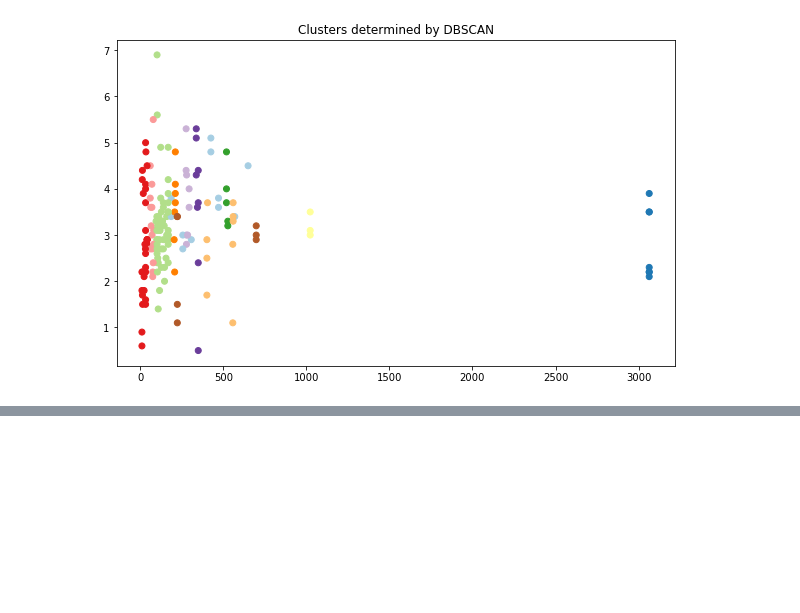
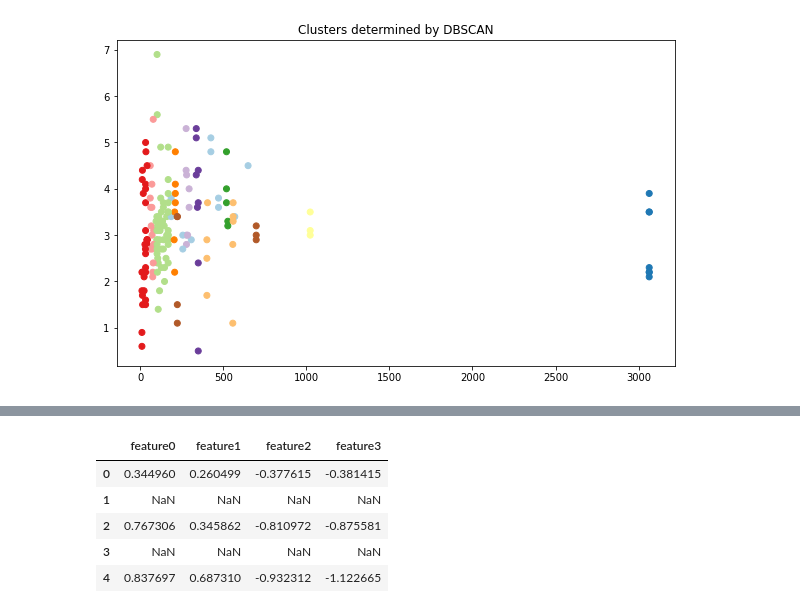
Before and after one commit to koruss/IA-Notebooks, a Jupyter notebook: TP04.ipynb, the cells around one changed output, grey strips where cells are left out. Drawn from its saved outputs; the diff is of its cells as text; code cells hidden in the pictures; blank space fills up the shorter version.

```diff
--- a/TP04.ipynb
+++ b/TP04.ipynb
@@ -394,0 +430,9 @@ Text(0.5, 1.0, 'Clusters determined by DBSCAN')
+# %%
+df.head()
+# %% [output]
+|  | feature0 | feature1 | feature2 | feature3 |
+| 0 | 0.344960 | 0.260499 | -0.377615 | -0.381415 |
+| 1 | NaN | NaN | NaN | NaN |
+| 2 | 0.767306 | 0.345862 | -0.810972 | -0.875581 |
+| 3 | NaN | NaN | NaN | NaN |
+| 4 | 0.837697 | 0.687310 | -0.932312 | -1.122665 |
```
Also changed, not shown: parts of 16 cells of this notebook, 1 other file.
